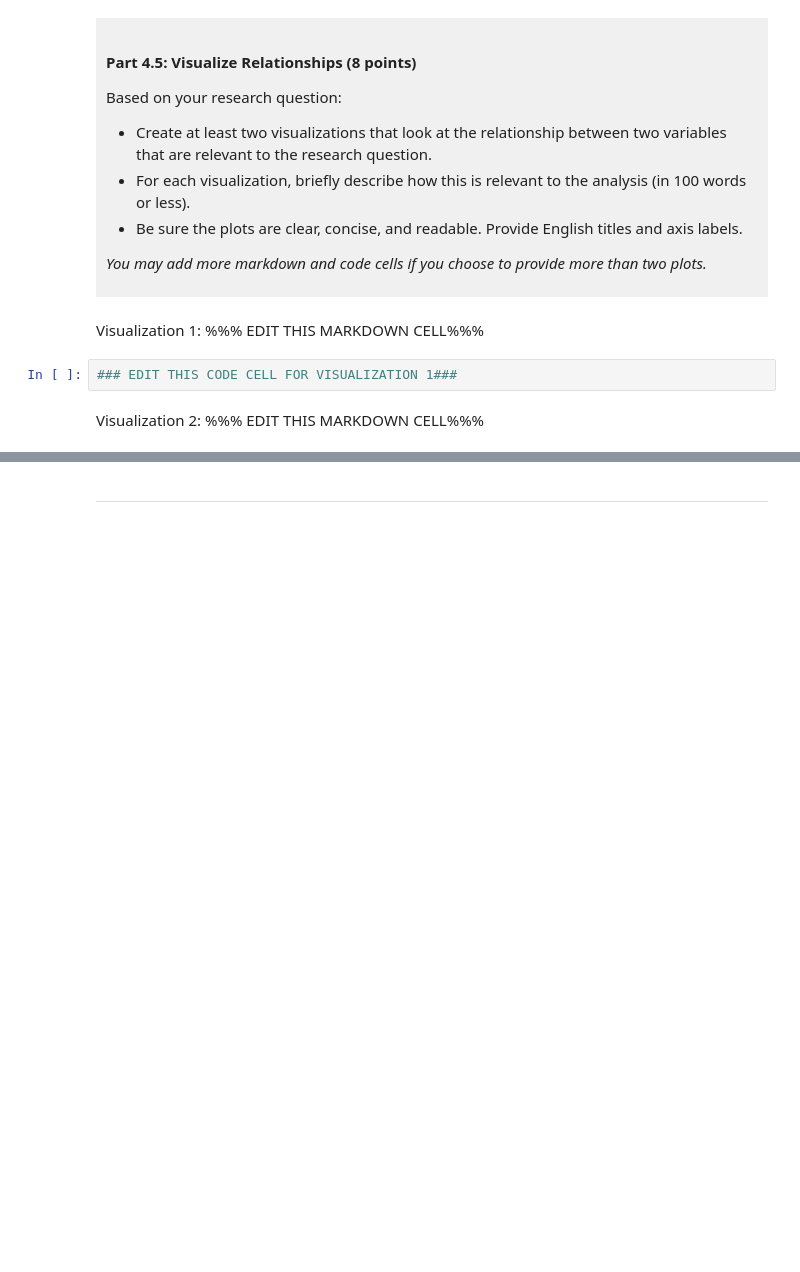
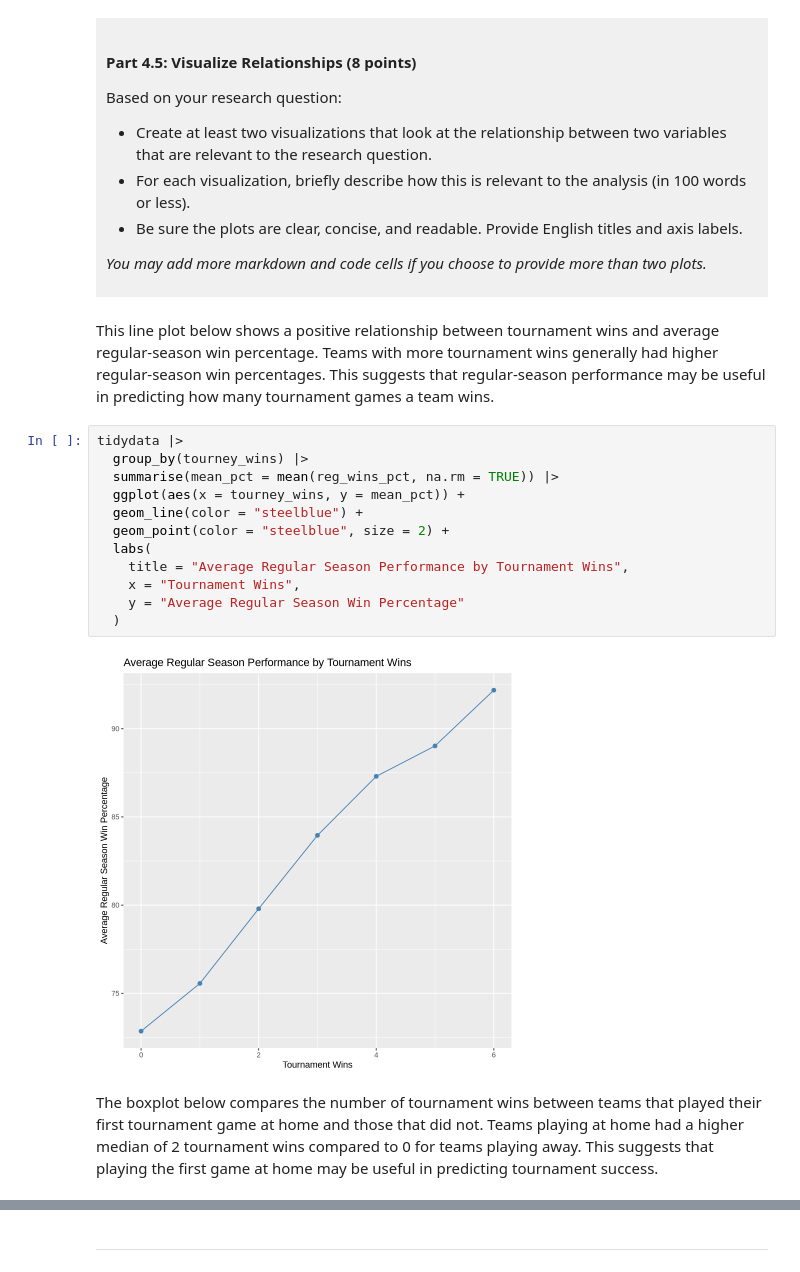
Before and after one commit to jlee2016/dsci-100-project-jonah, a Jupyter notebook: dsci-100-project-notebook.ipynb, the cells around one changed output, grey strips where cells are left out. Drawn from its saved outputs; the diff is of its cells as text; blank space fills up the shorter version.

```diff
--- a/dsci-100-project-notebook.ipynb
+++ b/dsci-100-project-notebook.ipynb
@@ -319,9 +360,21 @@ Based on your research question:
 *You may add more markdown and code cells if you choose to provide more than two plots.*
 </div>
 # %% [markdown]
-Visualization 1: %%% EDIT THIS MARKDOWN CELL%%%
+This line plot below shows a positive relationship between tournament wins and average regular-season win percentage. Teams with more tournament wins generally had higher regular-season win percentages. This suggests that regular-season performance may be useful in predicting how many tournament games a team wins.
 # %%
-### EDIT THIS CODE CELL FOR VISUALIZATION 1###
+tidydata |>
+  group_by(tourney_wins) |>
+  summarise(mean_pct = mean(reg_wins_pct, na.rm = TRUE)) |>
+  ggplot(aes(x = tourney_wins, y = mean_pct)) +
+  geom_line(color = "steelblue") +
+  geom_point(color = "steelblue", size = 2) +
+  labs(
+    title = "Average Regular Season Performance by Tournament Wins",
+    x = "Tournament Wins",
+    y = "Average Regular Season Win Percentage"
+  )
+# %% [output]
+[figure, added]
 # %% [markdown]
-Visualization 2: %%% EDIT THIS MARKDOWN CELL%%%
+The boxplot below compares the number of tournament wins between teams that played their first tournament game at home and those that did not. Teams playing at home had a higher median of 2 tournament wins compared to 0 for teams playing away. This suggests that playing the first game at home may be useful in predicting tournament success.
 # %%
```
Also changed, not shown: parts of 7 cells of this notebook.
